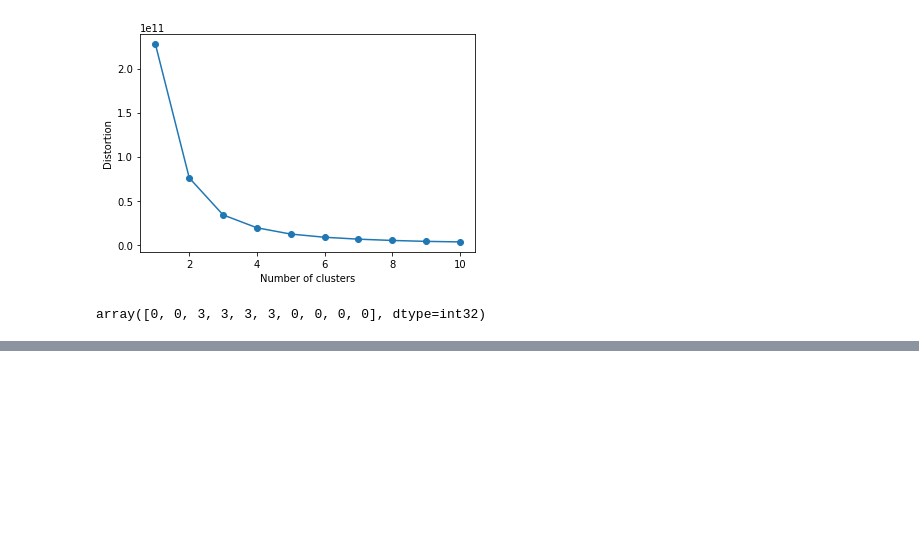
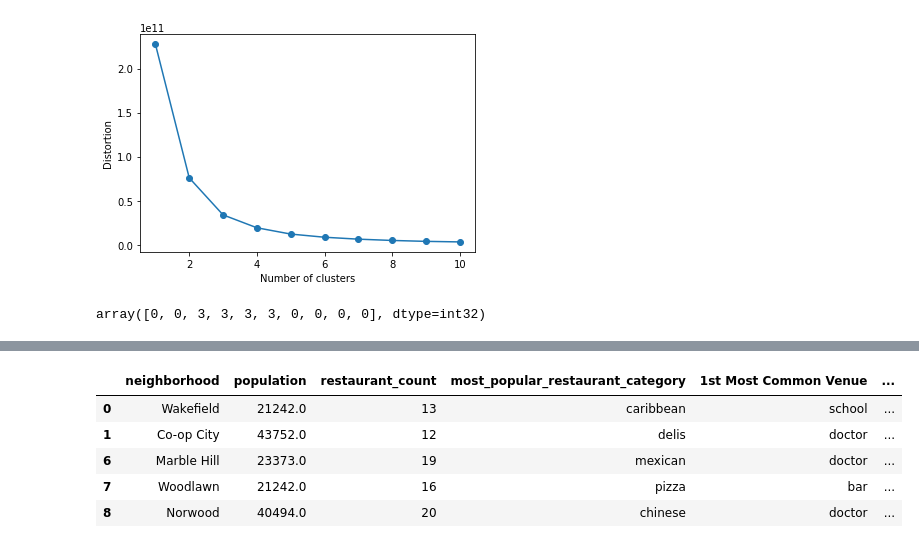
Before and after one commit to ktamkee/NYC_midterm_project, a Jupyter notebook: svc/K-Means.ipynb, the cells around one changed output, grey strips where cells are left out. Drawn from its saved outputs; the diff is of its cells as text; code cells hidden in the pictures; blank space fills up the shorter version.

```diff
--- a/svc/K-Means.ipynb
+++ b/svc/K-Means.ipynb
@@ -310,7 +277,7 @@ array([0, 0, 3, 3, 3, 3, 0, 0, 0, 0], dtype=int32)
 neighborhoods_venues_sorted2.insert(0, 'Cluster Labels', kmeans.labels_)
 
 all_cat = all_data.copy()
-all_cat = all_data.iloc[:, :6]
+all_cat = all_data.iloc[:, :7]
 all_cat = all_cat.join(neighborhoods_venues_sorted2.set_index('neighborhood'), on='neighborhood')
 # %%
 clusters = all_cat['Cluster Labels'].tolist()
@@ -349,3 +316,17 @@ for lat, lon, poi, cluster in zip(all_cat['latitude'], all_cat['longitude'], all
 map_clusters
 # %% [output]
 [interactive output not drawn]
+# %%
+cluster0 = all_cat.loc[all_cat['clusters'] == 0, all_cat.columns[[1] + list(range(4, all_cat.shape[1]))]]
+cluster1 = all_cat.loc[all_cat['clusters'] == 1, all_cat.columns[[1] + list(range(4, all_cat.shape[1]))]]
+cluster2 = all_cat.loc[all_cat['clusters'] == 2, all_cat.columns[[1] + list(range(4, all_cat.shape[1]))]]
+cluster3 = all_cat.loc[all_cat['clusters'] == 3, all_cat.columns[[1] + list(range(4, all_cat.shape[1]))]]
+# %%
+cluster0.head()
+# %% [output]
+|  | neighborhood | population | restaurant_count | most_popular_restaurant_category | 1st Most Common Venue | ... |
+| 0 | Wakefield | 21242.0 | 13 | caribbean | school | ... |
+| 1 | Co-op City | 43752.0 | 12 | delis | doctor | ... |
+| 6 | Marble Hill | 23373.0 | 19 | mexican | doctor | ... |
+| 7 | Woodlawn | 21242.0 | 16 | pizza | bar | ... |
+| 8 | Norwood | 40494.0 | 20 | chinese | doctor | ... |
```
Also changed, not shown: parts of 10 cells of this notebook.
